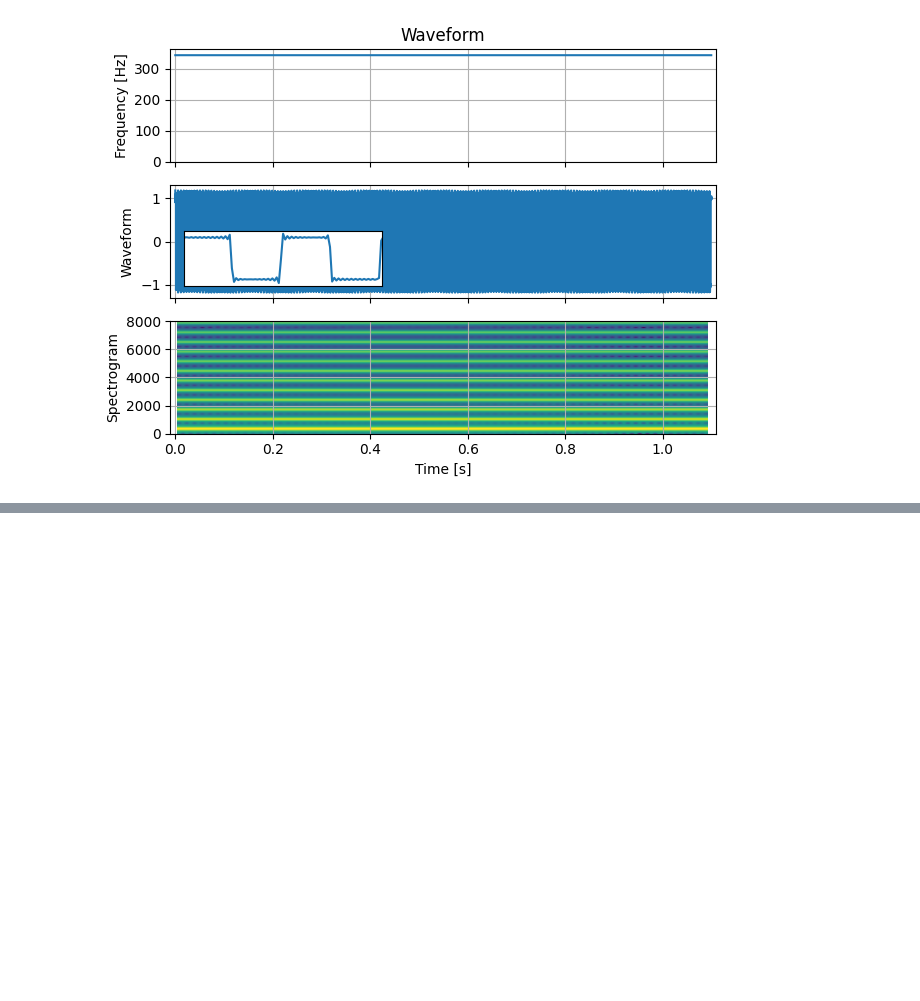
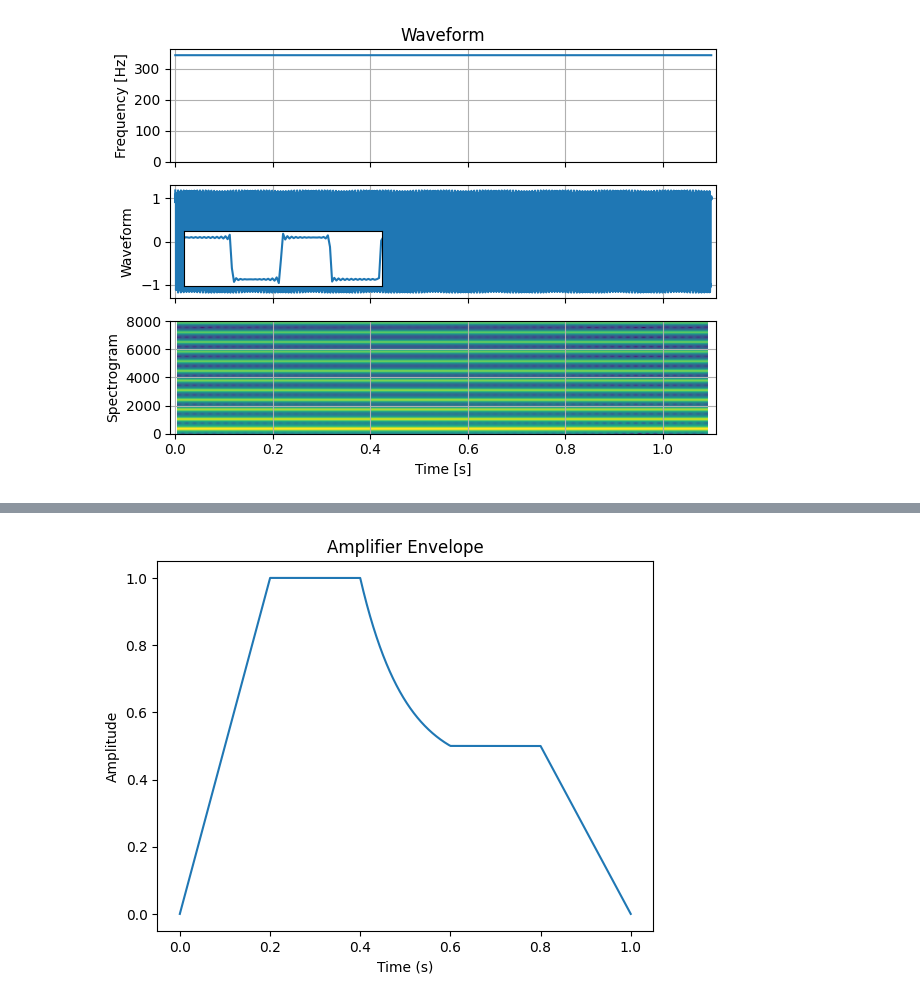
Before and after one commit to ryanchaiyakul/text2synth, a Jupyter notebook: demos/oscillator_demo.ipynb, the cells around one changed output, grey strips where cells are left out. Saved outputs shown, nothing was run; the diff lists cells and outputs as text; code cells hidden in the pictures; blank space fills up the shorter version.

```diff
--- a/demos/oscillator_demo.ipynb
+++ b/demos/oscillator_demo.ipynb
@@ -54,6 +54,13 @@ def plot(freq, waveform, sample_rate, zoom=False, vol=0.1):
 
     waveform /= waveform.abs().max()
     return ipd.Audio(vol * waveform, rate=sample_rate, normalize=False)
+
+def plot_envelope(t, envelope):
+    plt.plot(t.detach()[0], envelope.detach().numpy()[0])
+    plt.title("Amplifier Envelope")
+    plt.xlabel('Time (s)')
+    plt.ylabel('Amplitude')
+    plt.show()
 # %%
 # Sinusoidal Oscillator
 sin_osc = text2synth.SinOscillator(SAMPLE_RATE)
@@ -96,0 +89,8 @@ plot(F0_FULL[0], amp_env(sq_osc(F0_FULL), amp_params)[0], SAMPLE_RATE, zoom=True
+# %%
+amp_env = text2synth.AmpEnvelope(2)
+amp_params = amp_env.get_params_dict(0.2, 0.2, 0.2, 0.5, 0.2, requires_grad=True)
+
+t = torch.linspace(0,1.0,F0_FULL.shape[1]).unsqueeze(0)
+plot_envelope(t, amp_env.get_envelope(t, amp_params))
+# %% [output]
+[figure, added]
```
Also changed, not shown: parts of 3 cells of this notebook, 31 other files.
